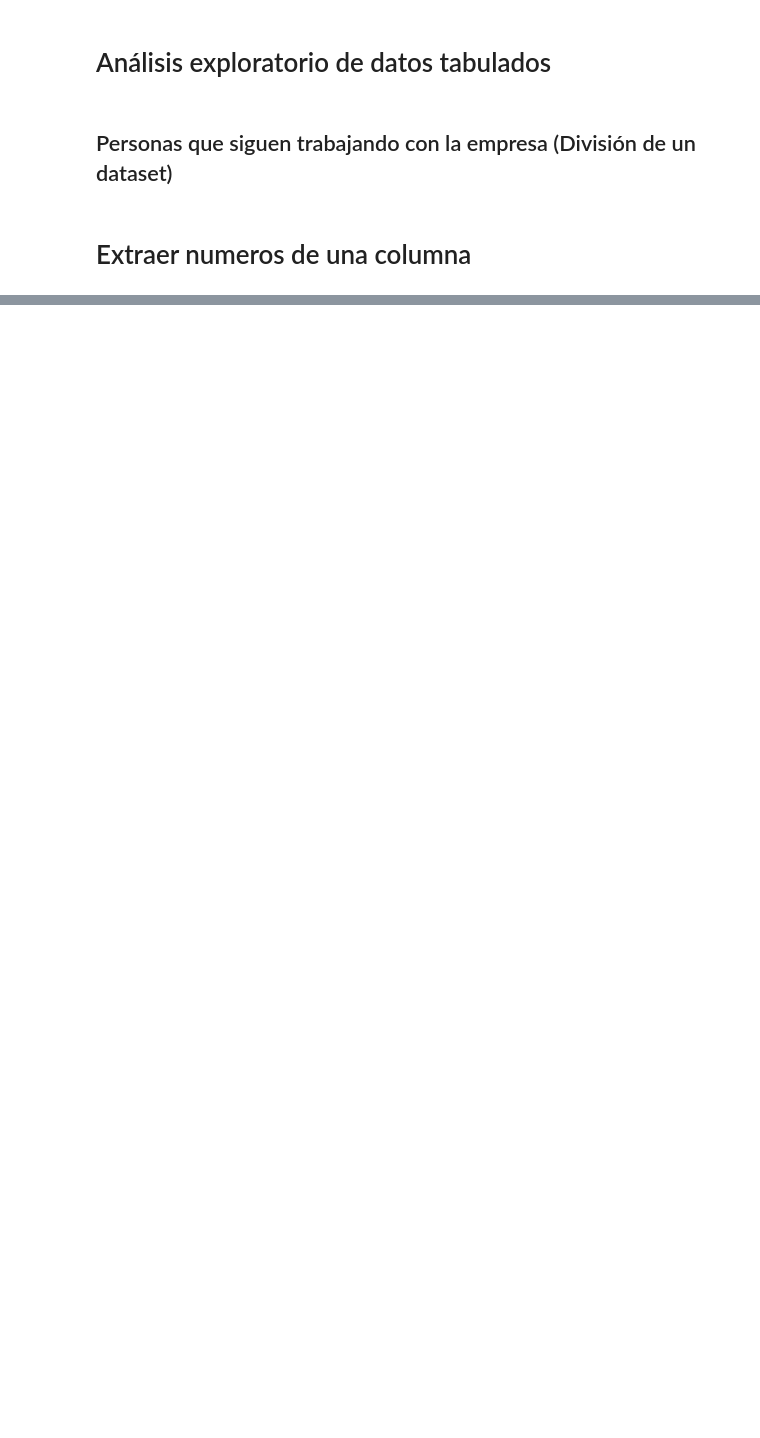
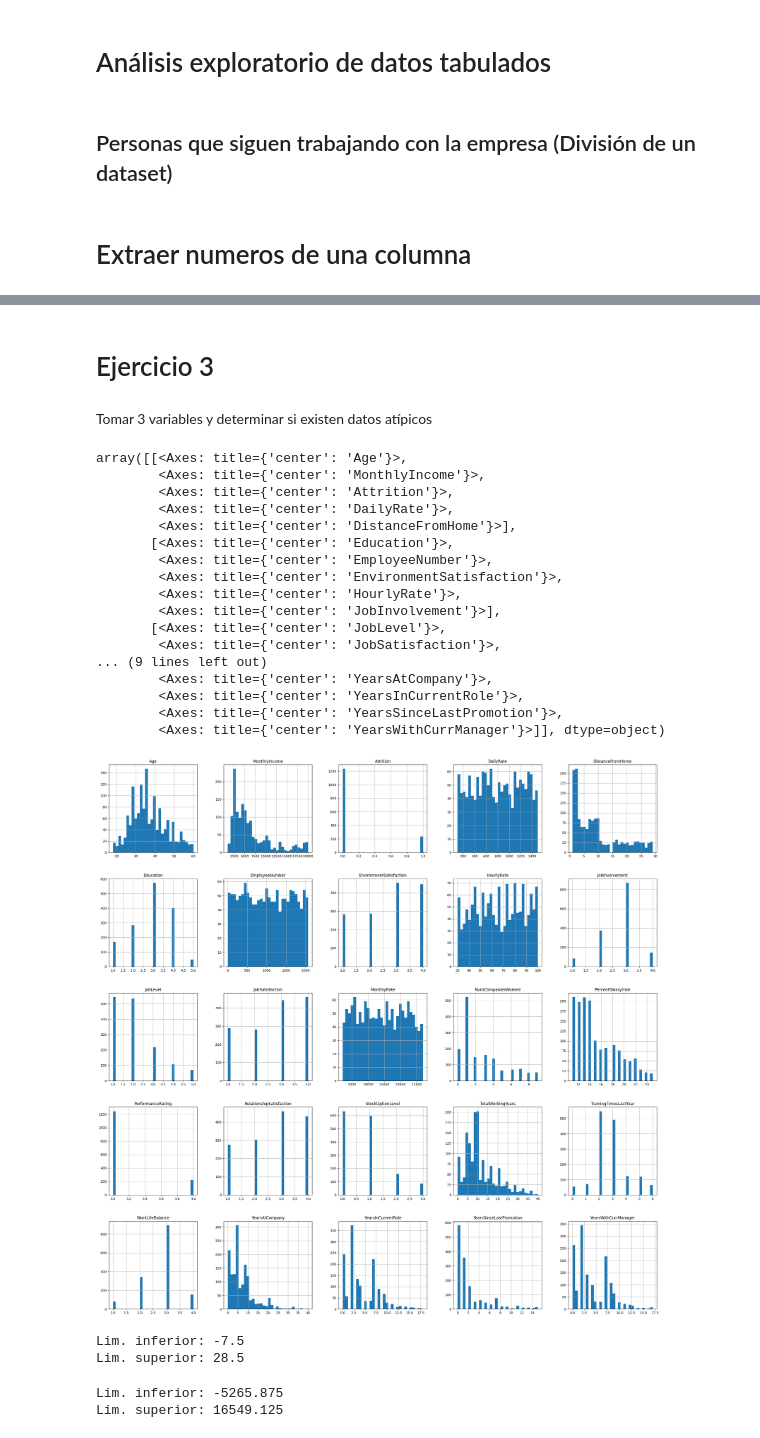
Before and after one commit to juanqochoa/Diplomado, a Jupyter notebook: Modulo_3/Proyecto_1/Importar_datos.ipynb, the cells around one changed output, grey strips where cells are left out. Cells and saved outputs as stored; diff of their text form; code cells hidden in the pictures; blank space fills up the shorter version.

```diff
--- a/Modulo_3/Proyecto_1/Importar_datos.ipynb
+++ b/Modulo_3/Proyecto_1/Importar_datos.ipynb
@@ -72,0 +86,6 @@ df
+# %%
+df_clean[numeric_columns] = impute_numeric.fit_transform(df_clean[numeric_columns])
+# %%
+impute_categorico = SimpleImputer(strategy = "most_frequent")
+categorical_columns = df_clean.select_dtypes(include = "object").columns
+df_clean[categorical_columns] = impute_categorico.fit_transform(df_clean[categorical_columns])
@@ -72,0 +160,50 @@ df
+# %% [markdown]
+# Ejercicio 3
+# %% [markdown]
+Tomar 3 variables y determinar si existen datos atípicos
+# %%
+df_clean.hist(bins=30, figsize=(30,30))
+# %% [output]
+array([[<Axes: title={'center': 'Age'}>,
+        <Axes: title={'center': 'MonthlyIncome'}>,
+        <Axes: title={'center': 'Attrition'}>,
+        <Axes: title={'center': 'DailyRate'}>,
+        <Axes: title={'center': 'DistanceFromHome'}>],
+       [<Axes: title={'center': 'Education'}>,
+        <Axes: title={'center': 'EmployeeNumber'}>,
+        <Axes: title={'center': 'EnvironmentSatisfaction'}>,
+        <Axes: title={'center': 'HourlyRate'}>,
+        <Axes: title={'center': 'JobInvolvement'}>],
+       [<Axes: title={'center': 'JobLevel'}>,
+        <Axes: title={'center': 'JobSatisfaction'}>,
+... (9 lines left out)
+        <Axes: title={'center': 'YearsAtCompany'}>,
+        <Axes: title={'center': 'YearsInCurrentRole'}>,
+        <Axes: title={'center': 'YearsSinceLastPromotion'}>,
+        <Axes: title={'center': 'YearsWithCurrManager'}>]], dtype=object)
+[figure, added]
+# %%
+# Años totales trabajados
+Q1 = df_clean["TotalWorkingYears"].quantile(0.25)
+Q3 = df_clean["TotalWorkingYears"].quantile(0.75)
+IQR = Q3 -Q1 #Rango intercuartil
+limite_inferior = Q1 - 1.5 * IQR
+print(f"Lim. inferior: {limite_inferior}")
+limite_superior = Q3 + 1.5 * IQR
+print(f"Lim. superior: {limite_superior}")
+# %% [output]
+Lim. inferior: -7.5
+Lim. superior: 28.5
+# %%
+#Salario mensual
+Q1 = df_clean["MonthlyIncome"].quantile(0.25)
+Q3 = df_clean["MonthlyIncome"].quantile(0.75)
+IQR = Q3 -Q1 #Rango intercuartil
+limite_inferior = Q1 - 1.5 * IQR
+print(f"Lim. inferior: {limite_inferior}")
+limite_superior = Q3 + 1.5 * IQR
+print(f"Lim. superior: {limite_superior}")
+#No se puede usar muy bien este método porque la distribución no es muy normal
+# %% [output]
+Lim. inferior: -5265.875
+Lim. superior: 16549.125
```
Also changed, not shown: parts of 35 cells of this notebook, 35 other files.
